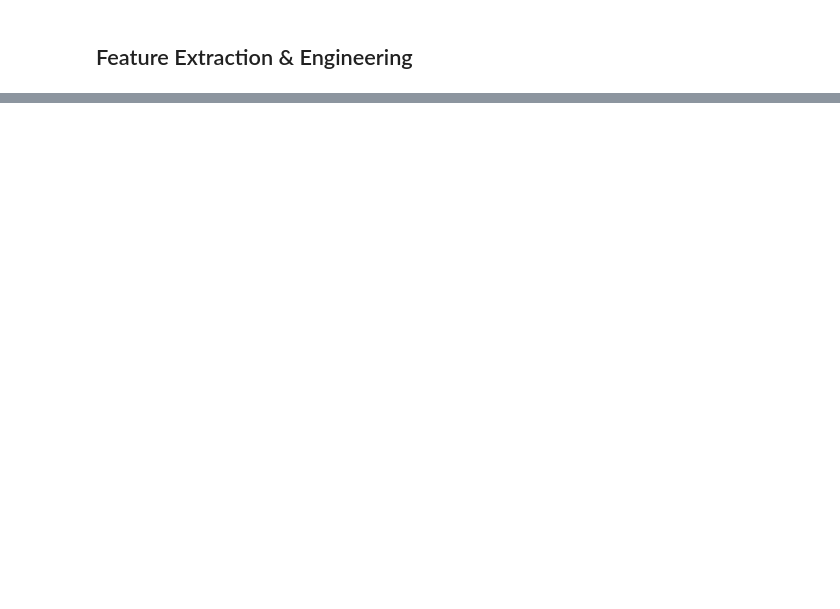
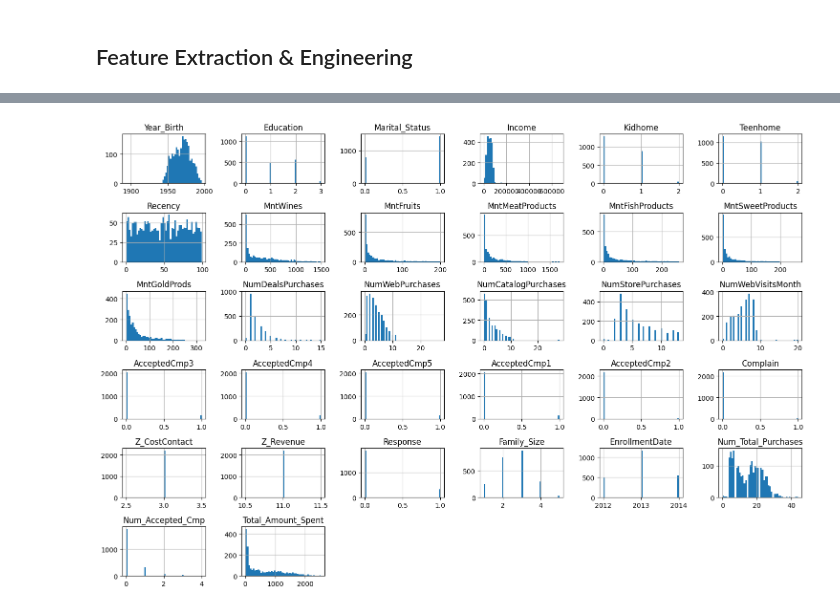
Before and after one commit to GDGoCTelu/Machine-Learning-Repository, a Jupyter notebook: Source Codes/4_Machine Learning 101 (Unsupervised Learning)/main.ipynb, the cells around one changed output, grey strips where cells are left out. Drawn from its saved outputs; the diff is of its cells as text; code cells hidden in the pictures; blank space fills up the shorter version.

```diff
--- a/Source Codes/4_Machine Learning 101 (Unsupervised Learning)/main.ipynb
+++ b/Source Codes/4_Machine Learning 101 (Unsupervised Learning)/main.ipynb
@@ -565,0 +268,4 @@ plt.show()
+# %%
+mnt_products = ['MntWines', 'MntFruits', 'MntMeatProducts',
+       'MntFishProducts', 'MntSweetProducts', 'MntGoldProds']
+df['Total_Amount_Spent'] = df[mnt_products].sum(axis=1)
@@ -565,0 +281,4 @@ plt.show()
+# %%
+categorical_cols = [var for var in df.columns if df[var].dtype == 'object'] # buat ngambil kolom kategorikal
+
+categorical_cols
@@ -565,0 +287,15 @@ plt.show()
+# %%
+from feature_engine.encoding import OrdinalEncoder
+
+label_encoder = OrdinalEncoder(
+    encoding_method='arbitrary', # label encoding
+    variables=categorical_cols
+)
+
+label_encoder.fit(df)
+
+df = label_encoder.transform(df)
+# %%
+numeric_cols = [var for var in df.columns if df[var].dtype != 'object'] # buat ngambil kolom numerik
+
+numeric_cols
@@ -565,0 +320,6 @@ plt.show()
+# %%
+df[numeric_cols].hist(figsize=(15,10), bins=50)
+plt.tight_layout()
+plt.show()
+# %% [output]
+[figure, added]
```
Also changed, not shown: parts of 123 cells of this notebook.
